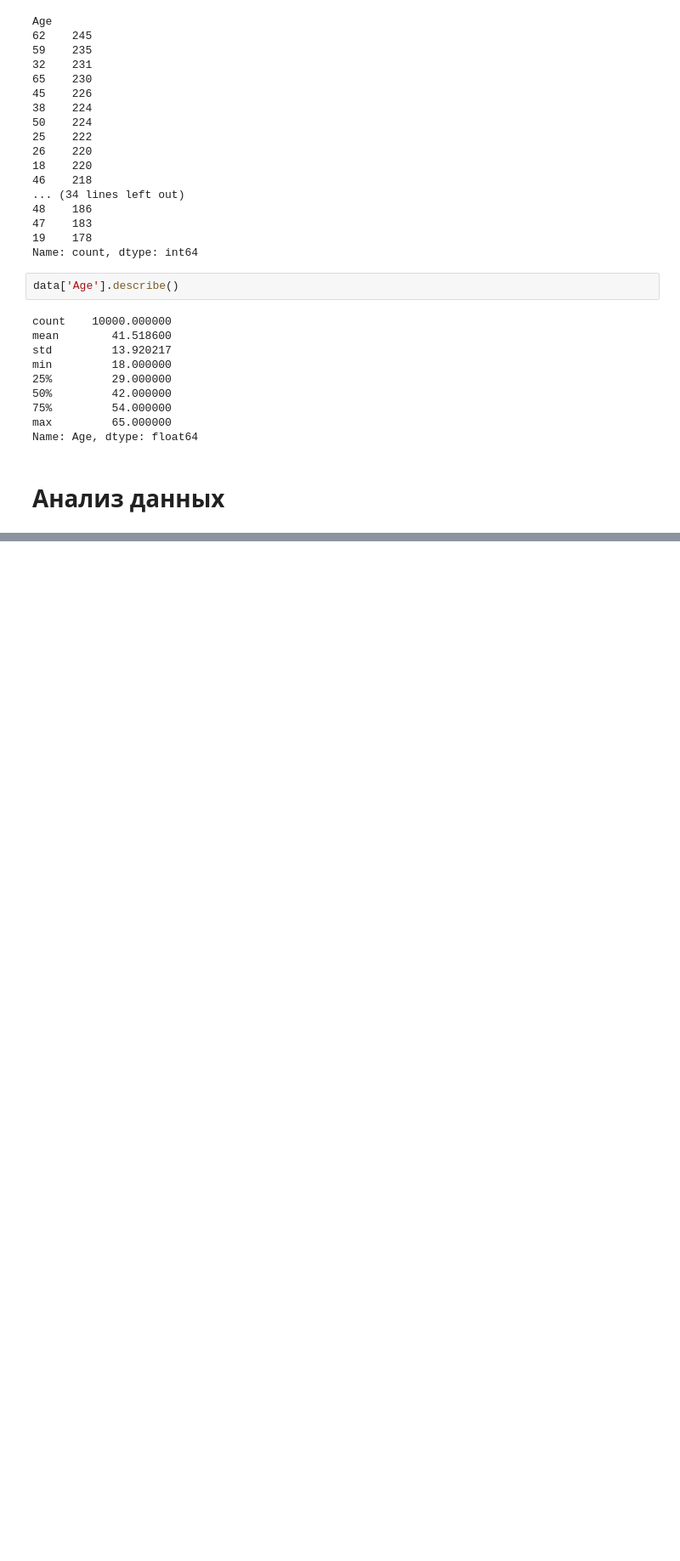
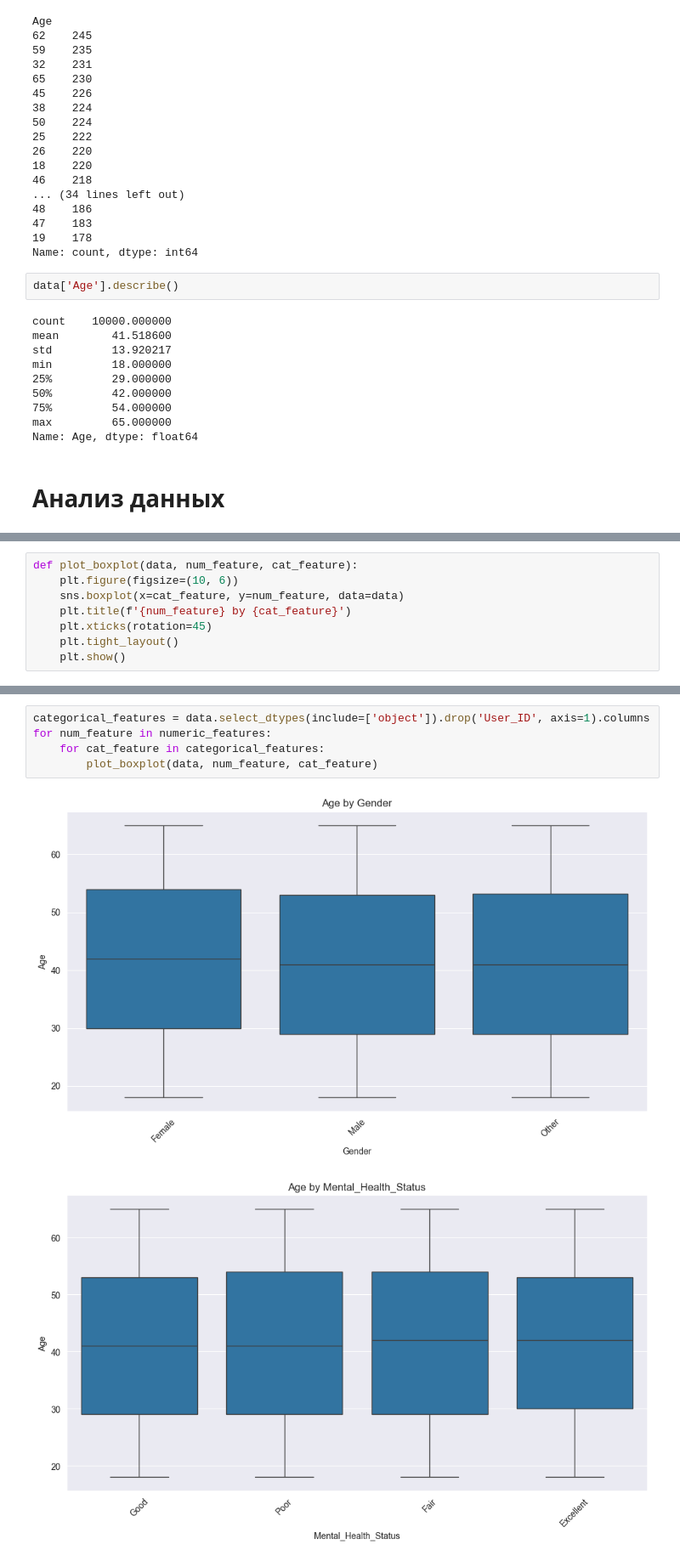
Before and after one commit to master-spectra/Mental-Health, a Jupyter notebook: main.ipynb, the cells around one changed output, grey strips where cells are left out. Shown at 85% size. Cells and saved outputs as stored; diff of their text form; blank space fills up the shorter version.

```diff
--- a/main.ipynb
+++ b/main.ipynb
@@ -462,0 +270,8 @@ create_correlation_matrix(data)
+# %%
+def plot_boxplot(data, num_feature, cat_feature):
+    plt.figure(figsize=(10, 6))
+    sns.boxplot(x=cat_feature, y=num_feature, data=data)
+    plt.title(f'{num_feature} by {cat_feature}')
+    plt.xticks(rotation=45)
+    plt.tight_layout()
+    plt.show()
@@ -462,0 +280,8 @@ create_correlation_matrix(data)
+# %%
+categorical_features = data.select_dtypes(include=['object']).drop('User_ID', axis=1).columns
+for num_feature in numeric_features:
+    for cat_feature in categorical_features:
+        plot_boxplot(data, num_feature, cat_feature)
+# %% [output]
+[figure, added]
+[figure, added]
```
Also changed, not shown: parts of 45 cells of this notebook, 1 other file.
